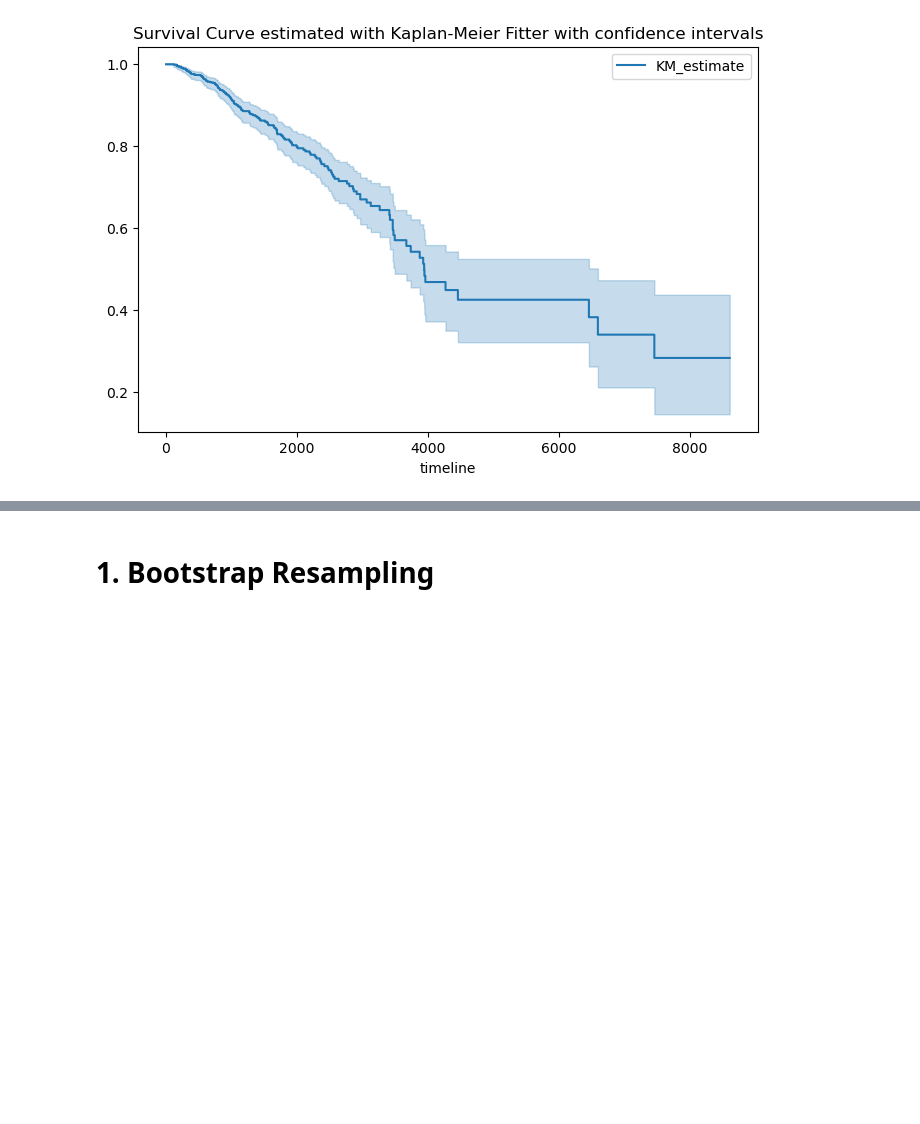
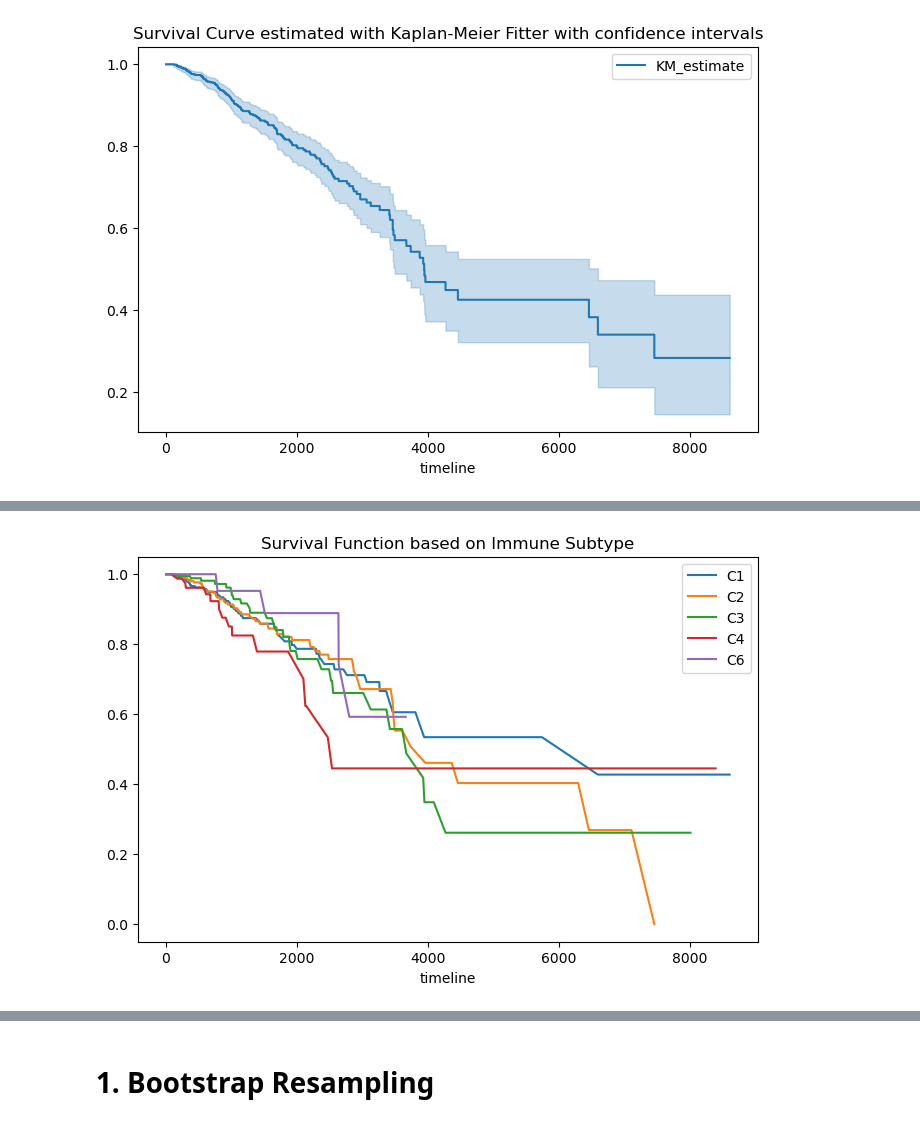
Before and after one commit to Rawanrb/SurvivalTutorial, a Jupyter notebook: Tutorial-1.ipynb, the cells around one changed output, grey strips where cells are left out. Saved outputs shown, nothing was run; the diff lists cells and outputs as text; code cells hidden in the pictures; blank space fills up the shorter version.

```diff
--- a/Tutorial-1.ipynb
+++ b/Tutorial-1.ipynb
@@ -101,12 +88,12 @@ event = 'OS'
 time = 'OS Time'
 # %%
 # remove the rows with NaNs
-df_os = df.dropna(subset=[event, time])
+df_surv = df.dropna(subset=[event, time])
 
 from lifelines import KaplanMeierFitter
 
 kmf = KaplanMeierFitter()
-kmf.fit(durations=df_os[time], event_observed=df_os[event])
+kmf.fit(durations=df_surv[time], event_observed=df_surv[event])
 
 kmf.survival_function_.plot(figsize=(8,5))
 plt.title('Survival Curve estimated with Kaplan-Meier Fitter')
@@ -138,0 +139,38 @@ kmf.survival_function_
+# %%
+Patient_C1 = (df_surv['Immune Subtype'] == 0)
+Patient_C2 = (df_surv['Immune Subtype'] == 1)
+Patient_C3 = (df_surv['Immune Subtype'] == 2)
+Patient_C4 = (df_surv['Immune Subtype'] == 3)
+Patient_C6 = (df_surv['Immune Subtype'] == 4)
+
+ax = plt.subplot()
+kmf = KaplanMeierFitter()
+
+kmf.fit(durations=df_surv[Patient_C1]['OS Time'],
+        event_observed=df_surv[Patient_C1]['OS'],
+        label='C1')
+kmf.survival_function_.plot(figsize=(8,5), ax=ax)
+
+kmf.fit(durations=df_surv[Patient_C2]['OS Time'],
+        event_observed=df_surv[Patient_C2]['OS'],
+        label='C2')
+kmf.survival_function_.plot(figsize=(8,5), ax=ax)
+
+kmf.fit(durations=df_surv[Patient_C3]['OS Time'],
+        event_observed=df_surv[Patient_C3]['OS'],
+        label='C3')
+kmf.survival_function_.plot(figsize=(8,5), ax=ax)
+
+kmf.fit(durations=df_surv[Patient_C4]['OS Time'],
+        event_observed=df_surv[Patient_C4]['OS'],
+        label='C4')
+kmf.survival_function_.plot(figsize=(8,5), ax=ax)
+
+kmf.fit(durations=df_surv[Patient_C6]['OS Time'],
+        event_observed=df_surv[Patient_C6]['OS'],
+        label='C6')
+kmf.survival_function_.plot(figsize=(8,5), ax=ax)
+plt.title('Survival Function based on Immune Subtype')
+plt.show();
+# %% [output]
+[figure, added]
```
Also changed, not shown: parts of 8 cells of this notebook.
